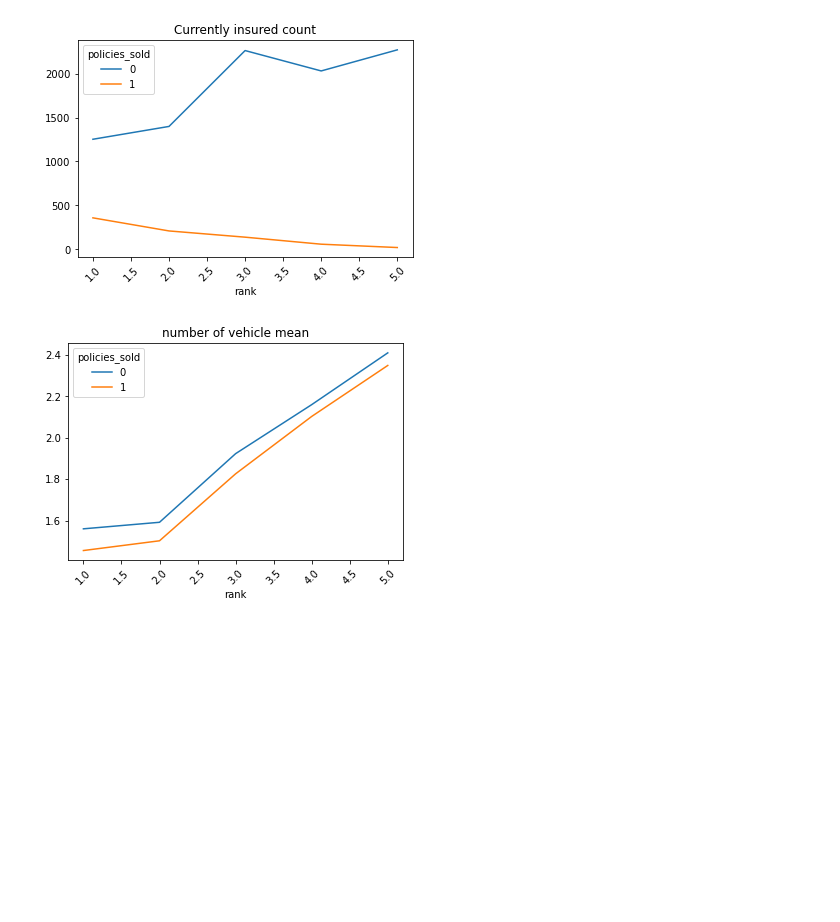
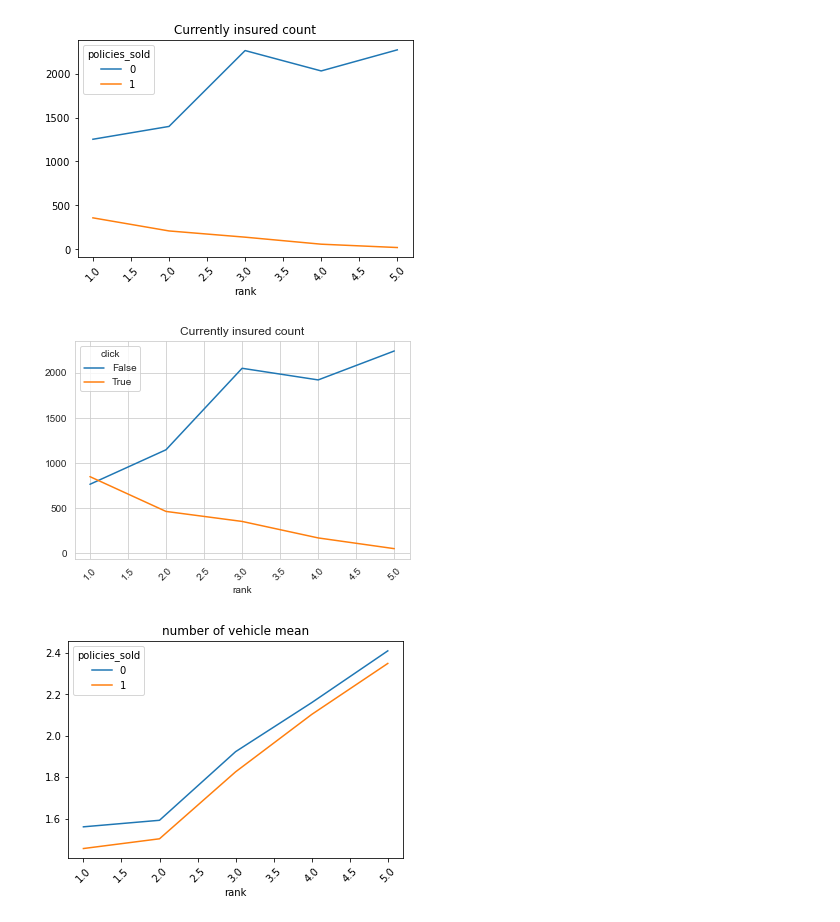
Before and after one commit to SiddharthaSBora/bootcamp-project, a Jupyter notebook: 1-analysis/1-descriptive-stats.ipynb, the cells around one changed output. Saved outputs shown, nothing was run; the diff lists cells and outputs as text; code cells hidden in the pictures; blank space fills up the shorter version.

Commit message:
Brian C - Small Edits; mostly to set up work tomorrow

```diff
--- a/1-analysis/1-descriptive-stats.ipynb
+++ b/1-analysis/1-descriptive-stats.ipynb
@@ -51,3 +66,13 @@ Index(['Currently Insured', 'Number of Vehicles', 'Number of Drivers',
 df.shape
 # %% [output]
 (10000, 8)
+# %%
+## INCOMPLETE: Brian Working from here tomorrow
+## Create new variables; redefine variables
+varlist = ["Currently Insured", "Number of Vehicles", "Number of Drivers", "Marital Status"]
+
+for i in varlist:
+
+
+df["CurInsured_Cat"] = pd.Categorical(df["Currently Insured"])
+df["CurInsured_Cat"]
@@ -61,6 +100,16 @@ plt.title("Currently insured count")
 plt.show()
 # %% [output]
 [figure]
+# %%
+insured = df.groupby(['rank', 'click'])['Currently Insured'].count()
+import seaborn
+from matplotlib import pyplot as plt
+insured.unstack().plot()
+plt.xticks(rotation=45)
+plt.title("Currently insured count")
+plt.show()
+# %% [output]
+[figure, added]
 # %%
 vehicle = df.groupby(['rank', 'policies_sold'])['Number of Vehicles'].mean()
 import seaborn
```
Also changed, not shown: parts of 4 cells of this notebook.
